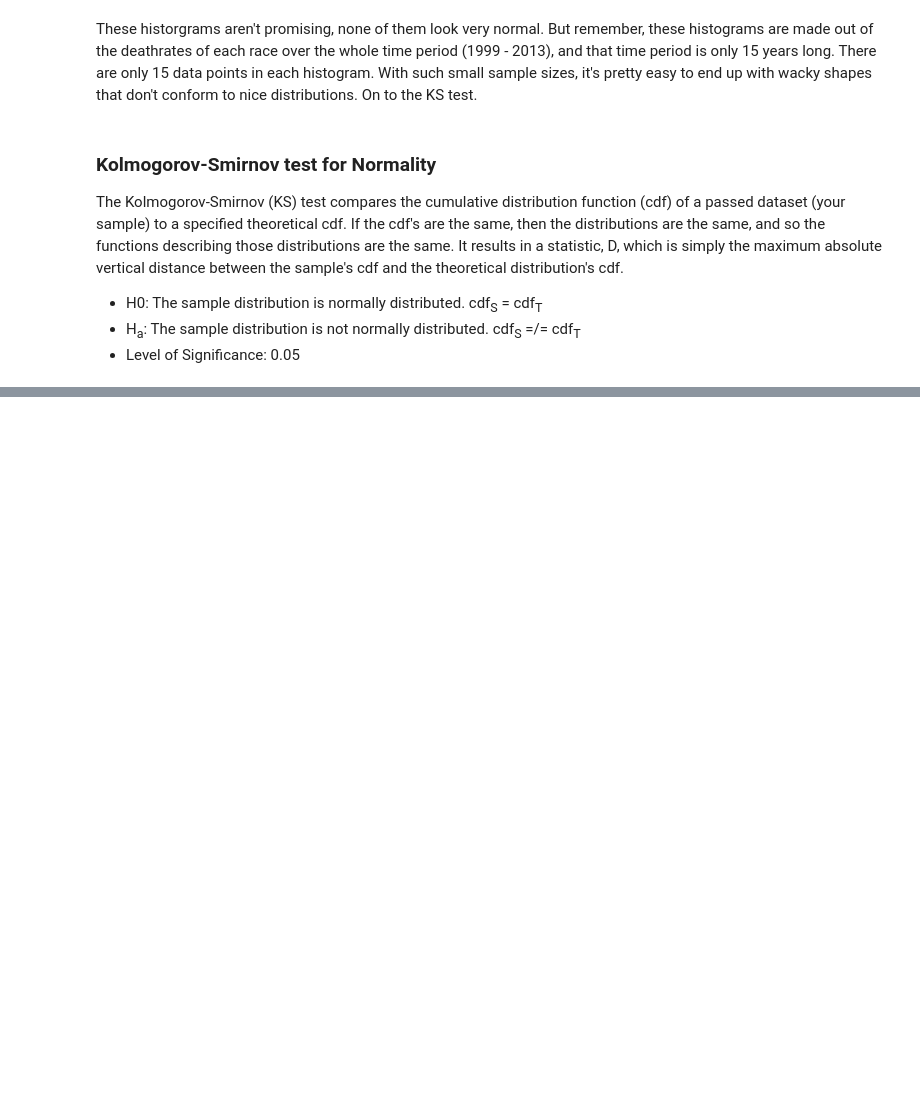
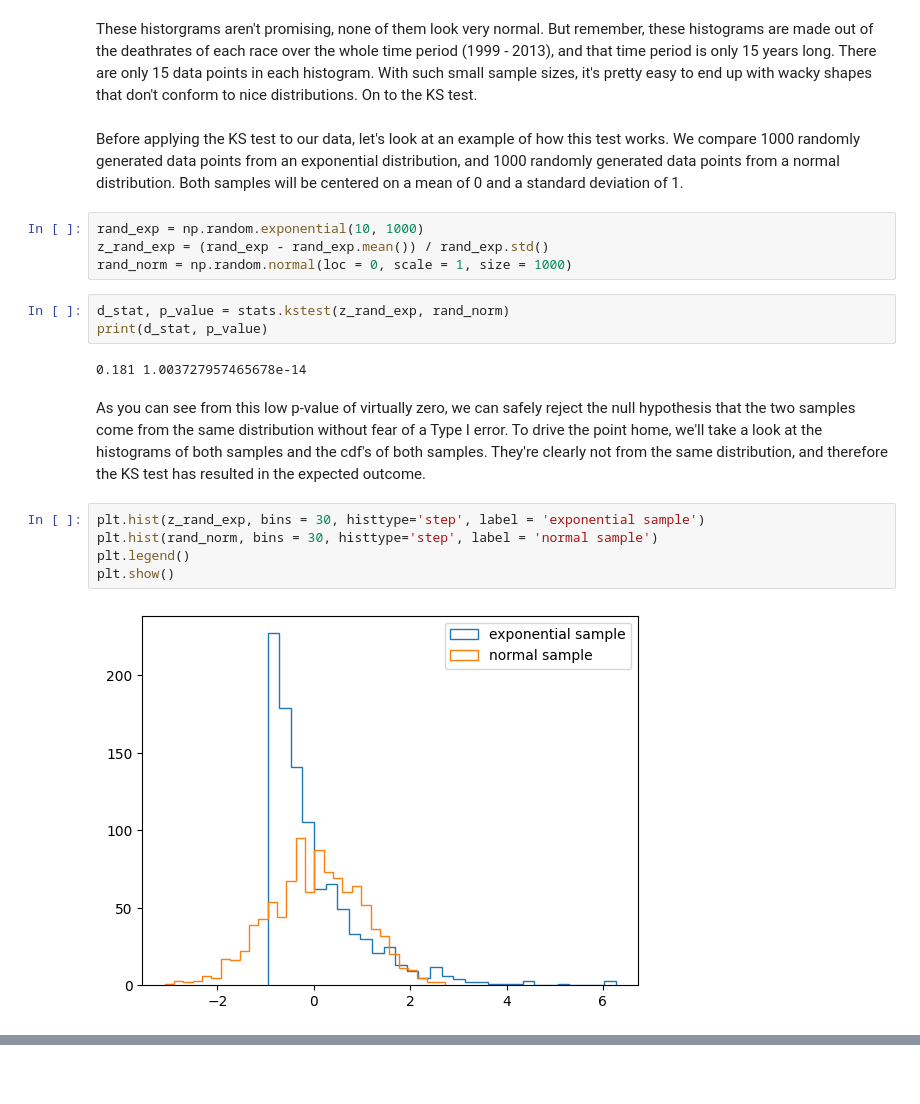
Before and after one commit to Caveexplorer/cdc_api_project, a Jupyter notebook: cdc_eda.ipynb, the cells around one changed output, grey strips where cells are left out. Cells and saved outputs as stored; diff of their text form; blank space fills up the shorter version.

Commit message:
Finished F test. Added concluding remarks.

```diff
--- a/cdc_eda.ipynb
+++ b/cdc_eda.ipynb
@@ -156,11 +225,23 @@ plt.show()
 [figure]
 # %% [markdown]
 These historgrams aren't promising, none of them look very normal. But remember, these histograms are made out of the deathrates of each race over the whole time period (1999 - 2013), and that time period is only 15 years long. There are only 15 data points in each histogram. With such small sample sizes, it's pretty easy to end up with wacky shapes that don't conform to nice distributions. On to the KS test.
-# %% [markdown]
-### Kolmogorov-Smirnov test for Normality
-
-The Kolmogorov-Smirnov (KS) test compares the cumulative distribution function (cdf) of a passed dataset (your sample) to a specified theoretical cdf. If the cdf's are the same, then the distributions are the same, and so the functions describing those distributions are the same. It results in a statistic, D, which is simply the maximum absolute vertical distance between the sample's cdf and the theoretical  distribution's cdf.
-
-- H0: The sample distribution is normally distributed. cdf<sub>S</sub> = cdf<sub>T</sub>
-- H<sub>a</sub>: The sample distribution is not normally distributed. cdf<sub>S</sub> =/= cdf<sub>T</sub>
-- Level of Significance: 0.05
+# %% [markdown]
+Before applying the KS test to our data, let's look at an example of how this test works. We compare 1000 randomly generated data points from an exponential distribution, and 1000 randomly generated data points from a normal distribution. Both samples will be centered on a mean of 0 and a standard deviation of 1.
+# %%
+rand_exp = np.random.exponential(10, 1000)
+z_rand_exp = (rand_exp - rand_exp.mean()) / rand_exp.std()
+rand_norm = np.random.normal(loc = 0, scale = 1, size = 1000)
+# %%
+d_stat, p_value = stats.kstest(z_rand_exp, rand_norm)
+print(d_stat, p_value)
+# %% [output]
+0.181 1.003727957465678e-14
+# %% [markdown]
+As you can see from this low p-value of virtually zero, we can safely reject the null hypothesis that the two samples come from the same distribution without fear of a Type I error. To drive the point home, we'll take a look at the histograms of both samples and the cdf's of both samples. They're clearly not from the same distribution, and therefore the KS test has resulted in the expected outcome.
+# %%
+plt.hist(z_rand_exp, bins = 30, histtype='step', label = 'exponential sample')
+plt.hist(rand_norm, bins = 30, histtype='step', label = 'normal sample')
+plt.legend()
+plt.show()
+# %% [output]
+[figure, added]
```
Also changed, not shown: parts of 33 cells of this notebook.
